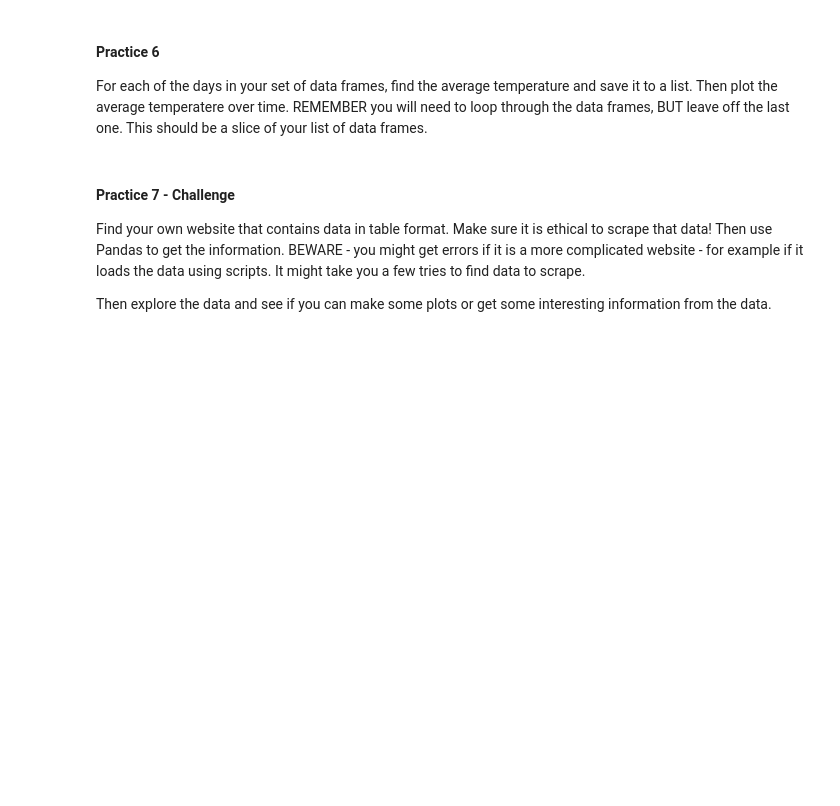
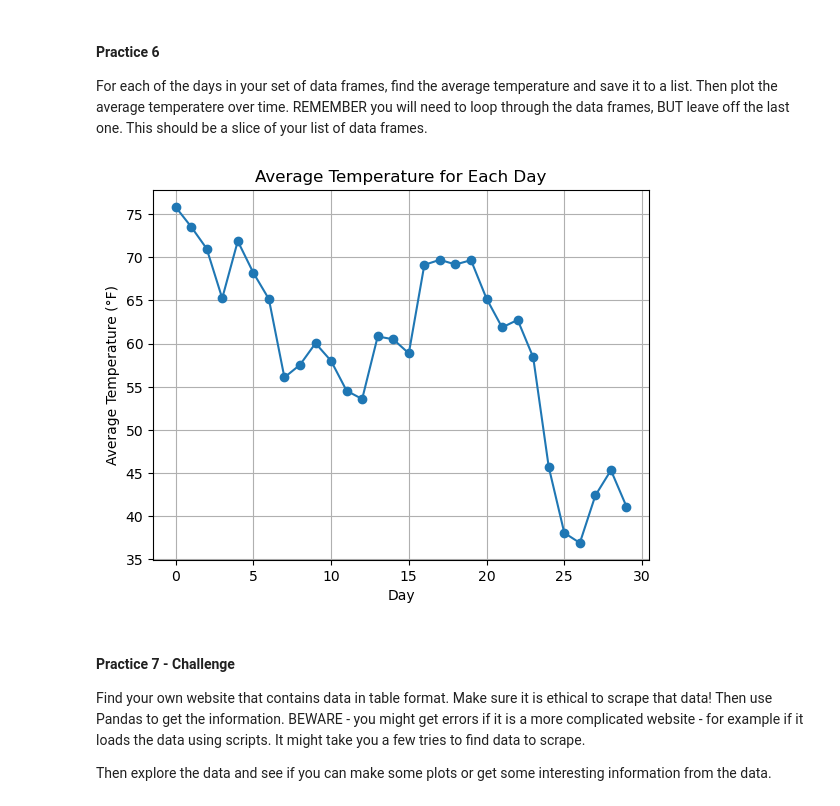
Before and after one commit to roryhuck/PythonProgramming, a Jupyter notebook: Day18/HwPractice18.ipynb, the cells around one changed output. Cells and saved outputs as stored; diff of their text form; code cells hidden in the pictures; blank space fills up the shorter version.

```diff
--- a/Day18/HwPractice18.ipynb
+++ b/Day18/HwPractice18.ipynb
@@ -205,6 +298,20 @@ Choose one of the days (one data frame) and make a plot of all the information.
 For each of the days in your set of data frames, find the average temperature and save it to a list. Then plot the average temperatere over time. REMEMBER you will need to loop through the data frames, BUT leave off the last one. This should be a slice of your list of data frames.
 # %%
 # Your code here
+avg_temps = []
+
+for df in tables[:-1]:
+    avg_temps.append(df['Temp. (ºF)'].mean())
+
+# plot
+plt.plot(avg_temps, marker='o')
+plt.ylabel('Average Temperature (°F)')
+plt.xlabel('Day')
+plt.title('Average Temperature for Each Day')
+plt.grid(True)
+plt.show()
+# %% [output]
+[figure, added]
 # %% [markdown]
 #### Practice 7 - Challenge
 
```
Also changed, not shown: parts of 8 cells of this notebook.
